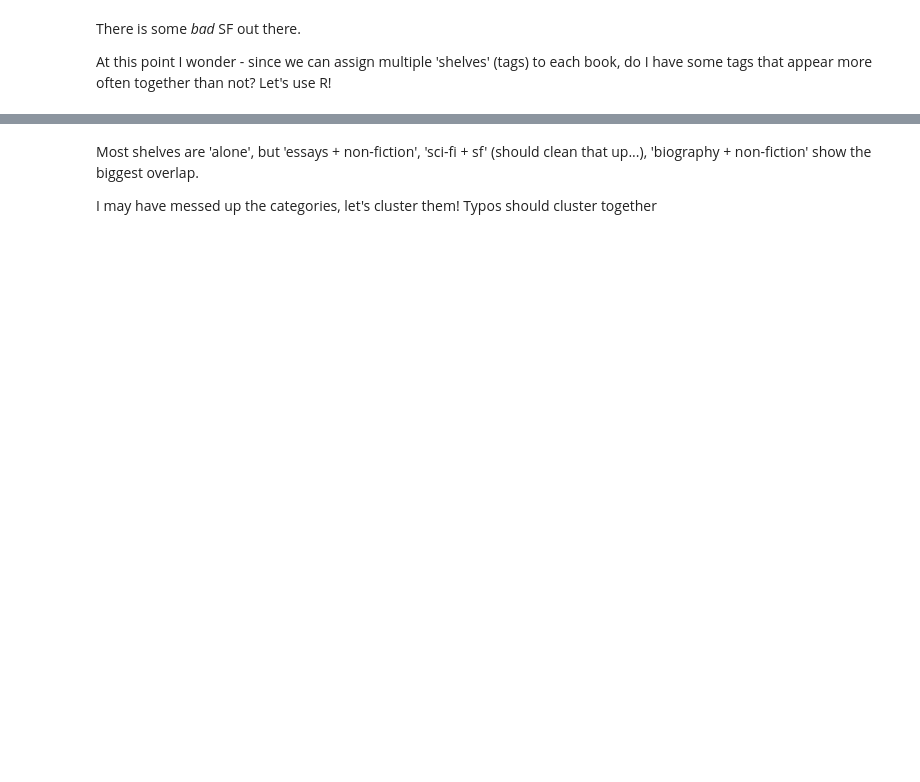
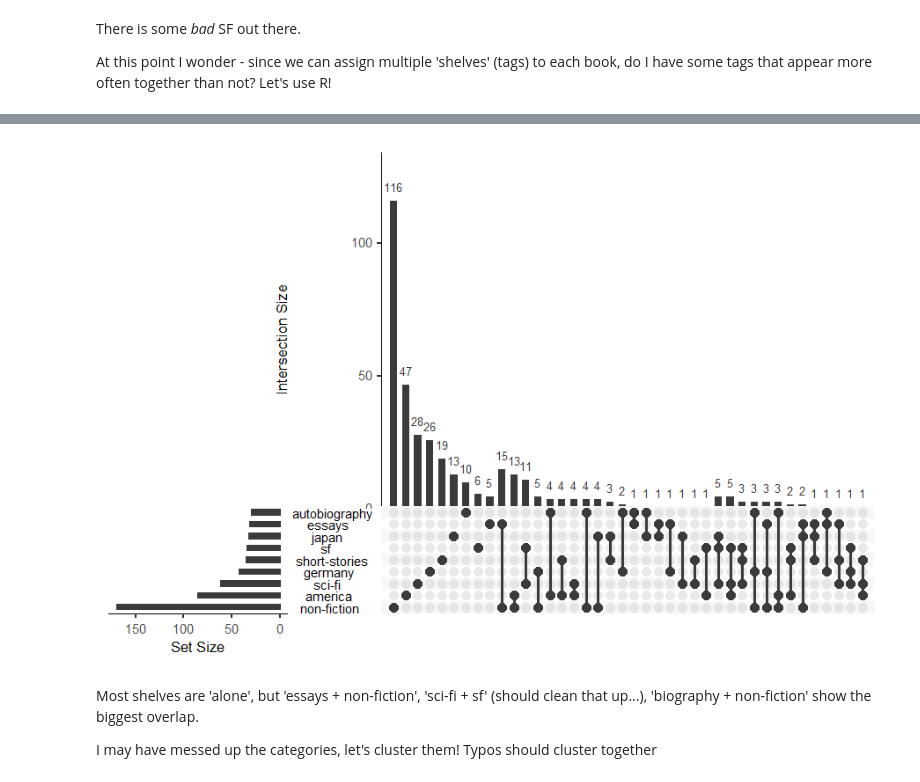
Before and after one commit to philippbayer/Goodreads_visualization, a Jupyter notebook: README.ipynb, the cells around one changed output, grey strips where cells are left out. Cells and saved outputs as stored; diff of their text form; code cells hidden in the pictures; blank space fills up the shorter version.

```diff
--- a/README.ipynb
+++ b/README.ipynb
@@ -206,3 +209,11 @@ names_dict = robjects.ListVector(names_dict)
+# %%
+%%R -i names_dict -r 150 -w 900 -h 600
+library(UpSetR)
+names_dict <- fromList(names_dict)
+# by default, only 5 sets are considered, so change nsets
+upset(names_dict, nsets = 9)
+# %% [output]
+[figure, added]
 # %% [markdown]
 Most shelves are 'alone', but 'essays + non-fiction', 'sci-fi + sf' (should clean that up...), 'biography + non-fiction' show the biggest overlap.
 
```
Also changed, not shown: parts of 30 cells of this notebook, 24 other files.
